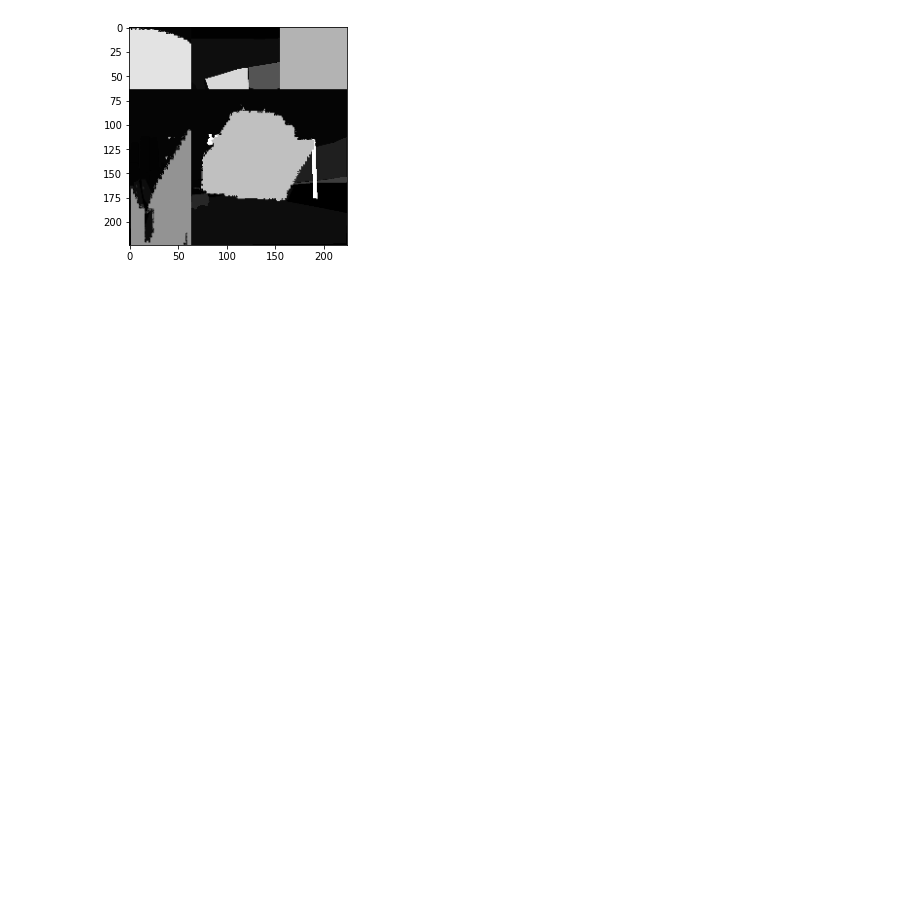
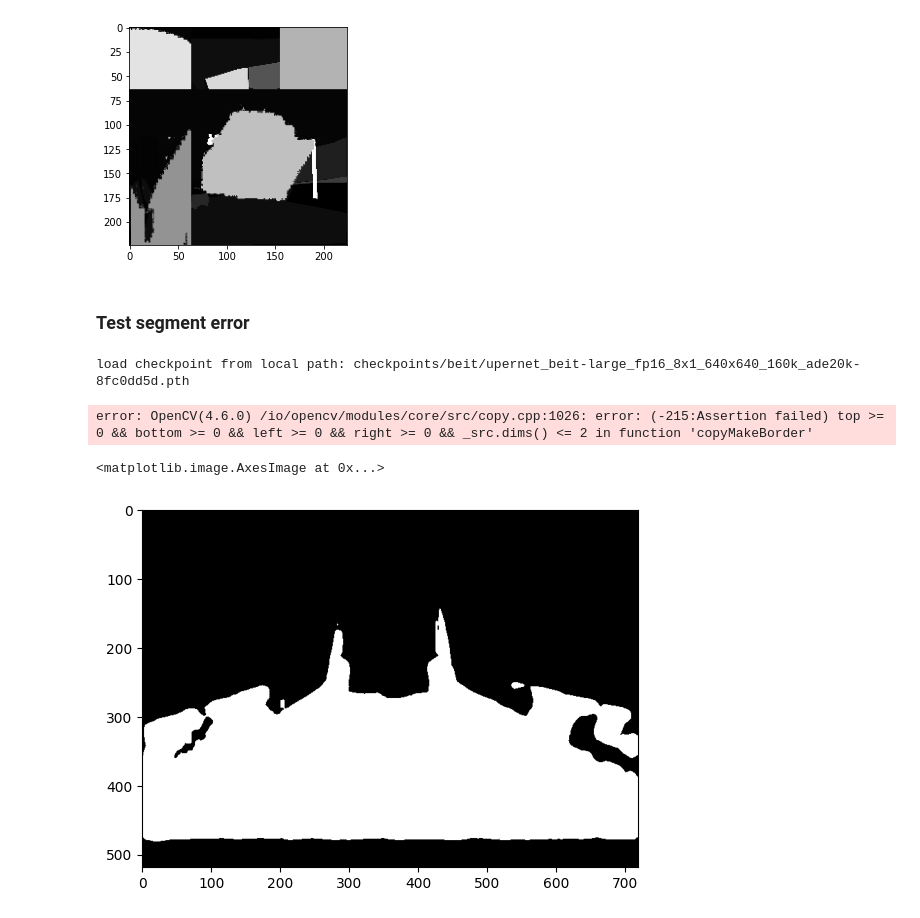
Before and after one commit to DoDucNhan/Copy-Paste-Augmentation-For-Segmentation, a Jupyter notebook: test.ipynb, the cells around one changed output. Cells and saved outputs as stored; diff of their text form; code cells hidden in the pictures; blank space fills up the shorter version.

Commit message:
fix some minor errors

```diff
--- a/test.ipynb
+++ b/test.ipynb
@@ -119,3 +119,50 @@ plt.imshow(a, cmap="gray")
 plt.show()
 # %% [output]
 [figure]
+# %% [markdown]
+### Test segment error
+# %%
+from mmseg.apis import init_segmentor, inference_segmentor
+from mmseg.core.evaluation import get_classes
+from utils import crop_object, get_image_data
+from scipy.stats import entropy
+import os.path as osp
+import numpy as np
+import torch
+import cv2
+import os
+
+
+config_file = 'configs/beit/upernet_beit-large_fp16_8x1_640x640_160k_ade20k.py'
+checkpoint_file = 'checkpoints/beit/upernet_beit-large_fp16_8x1_640x640_160k_ade20k-8fc0dd5d.pth'
+
+
+model = init_segmentor(config_file, checkpoint_file, device='cuda:0')
+classes = get_classes('ade20k')
+class2label = {cls: i for i, cls in enumerate(classes)}
+
+image = cv2.imread("crawl_images/escalator/000006.jpg")
+
+object_id = class2label["escalator"]
+# Segmentation
+alpha = 0.2
+data = get_image_data(model, "crawl_images/escalator/000006.jpg")
+with torch.no_grad():
+    class_softmax = model.inference(data['img'][0], data['img_metas'][0], True)
+output = class_softmax.argmax(dim=1)
+# Apply entropy threshold to keep confident pixels
+class_entropy = entropy(class_softmax.cpu(), axis=1)
+threshold = np.percentile(class_entropy.flatten(), 100 * (1 - alpha))
+refine = np.where(class_entropy[0] < threshold, 1, 0)
+refine_output = output.cpu() * refine
+object_mask = np.where(refine_output == object_id, object_id, 0)
+# Skip if object pixels is too little compared to whole image
+obj_pixel_ratio = np.sum(object_mask != 0) / (object_mask.shape[0] * object_mask.shape[1])
+# %% [output]
+load checkpoint from local path: checkpoints/beit/upernet_beit-large_fp16_8x1_640x640_160k_ade20k-8fc0dd5d.pth
+# %%
+cropped_images, cropped_masks = crop_object(image, object_mask, object_id)
+# %% [output]
+error: OpenCV(4.6.0) /io/opencv/modules/core/src/copy.cpp:1026: error: (-215:Assertion failed) top >= 0 && bottom >= 0 && left >= 0 && right >= 0 && _src.dims() <= 2 in function 'copyMakeBorder'
+# %%
+item_mask = object_mask == object_id
@@ -121,0 +171,5 @@ plt.show()
+# %%
+plt.imshow(item_mask[0], cmap="gray")
+# %% [output]
+<matplotlib.image.AxesImage at 0x...>
+[figure, added]
```
Also changed, not shown: parts of 1 cell of this notebook, 5 other files.
